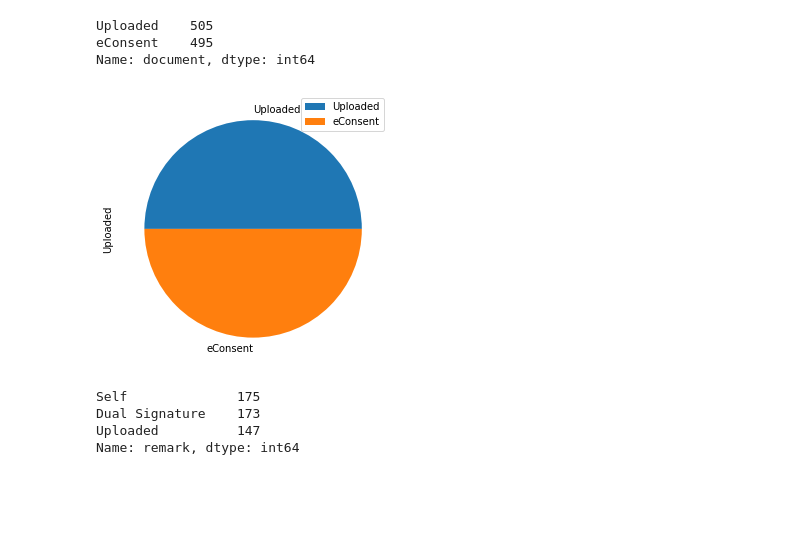
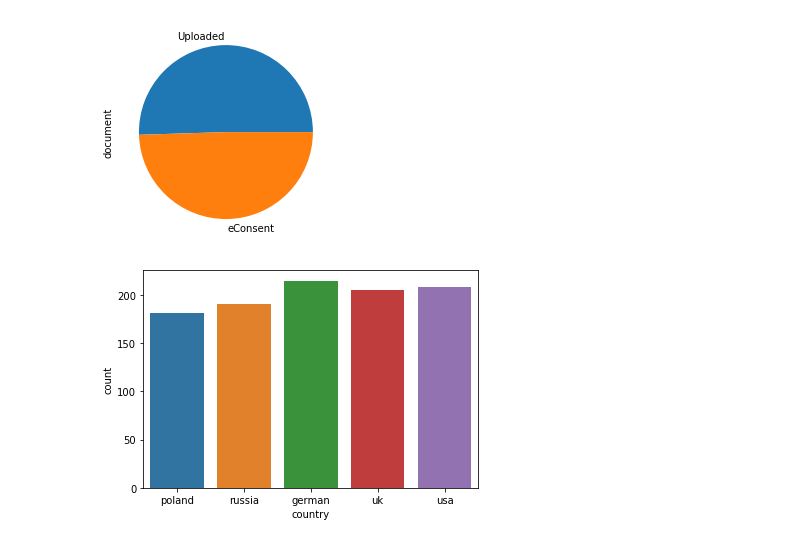
Before and after one commit to dianawland/visualisasi, a Jupyter notebook: visualisasi_1/Visualisasi_1.ipynb, the cells around one changed output. Drawn from its saved outputs; the diff is of its cells as text; code cells hidden in the pictures; blank space fills up the shorter version.

Commit message:
Added some visualizations.
I have added some visualizations, improved performance and removed some code.

```diff
--- a/visualisasi_1/Visualisasi_1.ipynb
+++ b/visualisasi_1/Visualisasi_1.ipynb
@@ -34,3 +43,5 @@ student_data.head(1000)
+# %%
+student_data.drop('remark',axis=1,inplace=True) #Dropping remarks due to more than 50% NaN values also cannot be imputed
 # %%
 %%javascript
 require.config({
@@ -43,22 +58,8 @@ require.config({
 # %%
-student_data["document"].value_counts()
+student_data.document.value_counts().plot(kind='pie');
 # %% [output]
-Uploaded    505
-eConsent    495
-Name: document, dtype: int64
+[figure, added]
-# %%
-from IPython.core.display import display, HTML
-df = pd.DataFrame({'Uploaded': [505],
-                  'eConsent':[495]},
-                  index=['Uploaded','eConsent'])
-plot = df.plot.pie(y='Uploaded', figsize=(5, 5))
-# %% [output]
-[figure, removed]
-# %%
-
-student_data["remark"].value_counts()
-# %% [output]
-Self              175
-Dual Signature    173
-Uploaded          147
-Name: remark, dtype: int64
+# %%
+sns.countplot(student_data["country"]);
+# %% [output]
+[figure, added]
```
Also changed, not shown: parts of 29 cells of this notebook.
